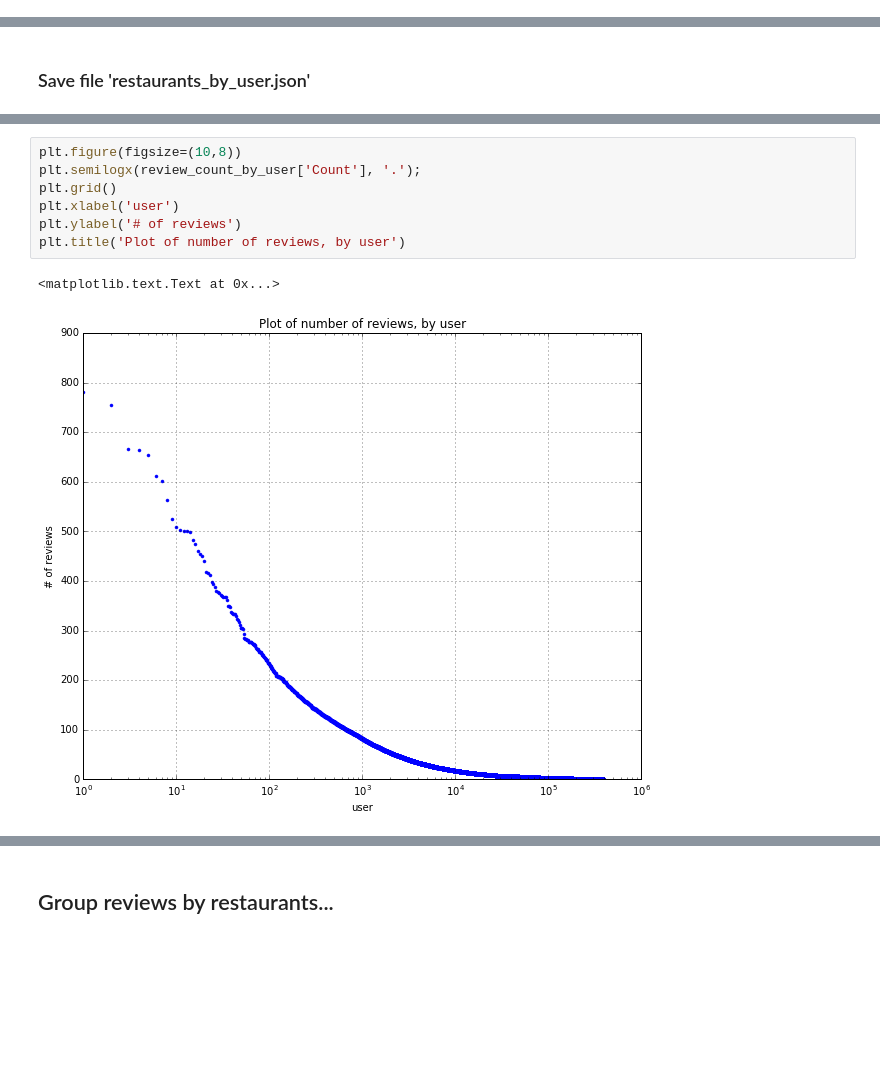
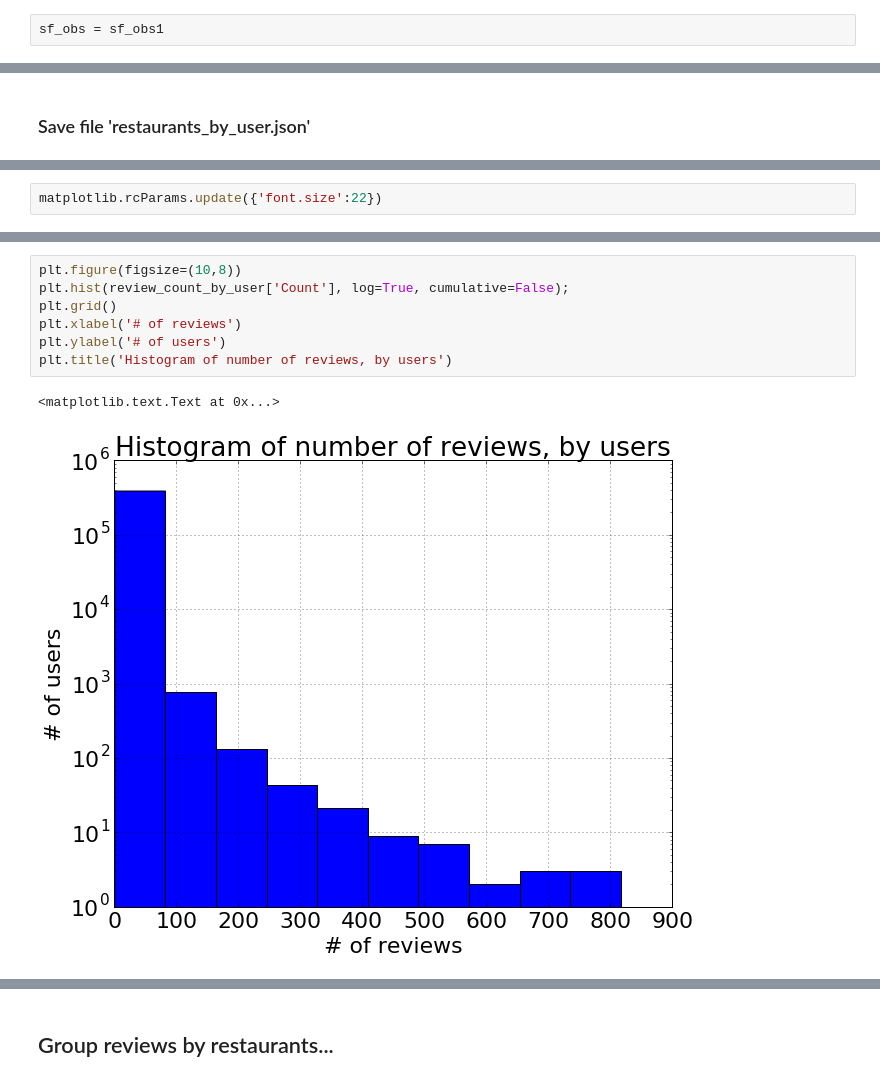
Before and after one commit to AeroGeekDean/traveler_eats_recommender, a Jupyter notebook: graphlab_scratchpad.ipynb, the cells around one changed output, grey strips where cells are left out. Drawn from its saved outputs; the diff is of its cells as text; blank space fills up the shorter version.

```diff
--- a/graphlab_scratchpad.ipynb
+++ b/graphlab_scratchpad.ipynb
@@ -152,6 +100,8 @@ Name: WTSOPGECPOmq-PUxNiHptQ, dtype: object
 # Quick EDA
 # %% [markdown]
 ## Group reviews by users...
+# %%
+sf_obs = sf_obs1
 # %%
 # number of reviews by user (388k distinct users)
 review_count_by_user = sf_obs.groupby('user_id', [gl.aggregate.COUNT()]).sort('Count', ascending=False)#['Count']
@@ -293,0 +204,2 @@ Opening Canvas in default web browser.
+# %%
+matplotlib.rcParams.update({'font.size':22})
@@ -294,10 +228,10 @@ Opening Canvas in default web browser.
 # %%
 plt.figure(figsize=(10,8))
-plt.semilogx(review_count_by_user['Count'], '.');
+plt.hist(review_count_by_user['Count'], log=True, cumulative=False);
 plt.grid()
-plt.xlabel('user')
-plt.ylabel('# of reviews')
-plt.title('Plot of number of reviews, by user')
+plt.xlabel('# of reviews')
+plt.ylabel('# of users')
+plt.title('Histogram of number of reviews, by users')
 # %% [output]
 <matplotlib.text.Text at 0x...>
-[figure, old version]
+[figure, new version]
```
Also changed, not shown: parts of 51 cells of this notebook, 1 other file.
